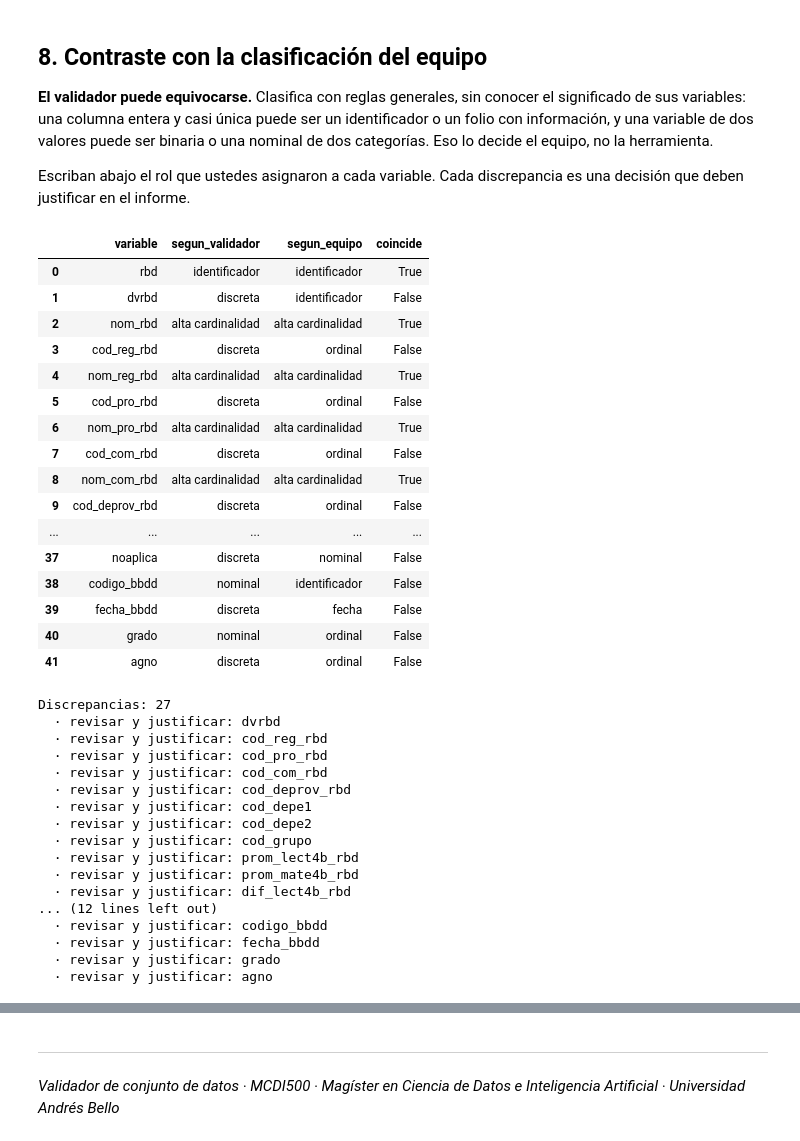
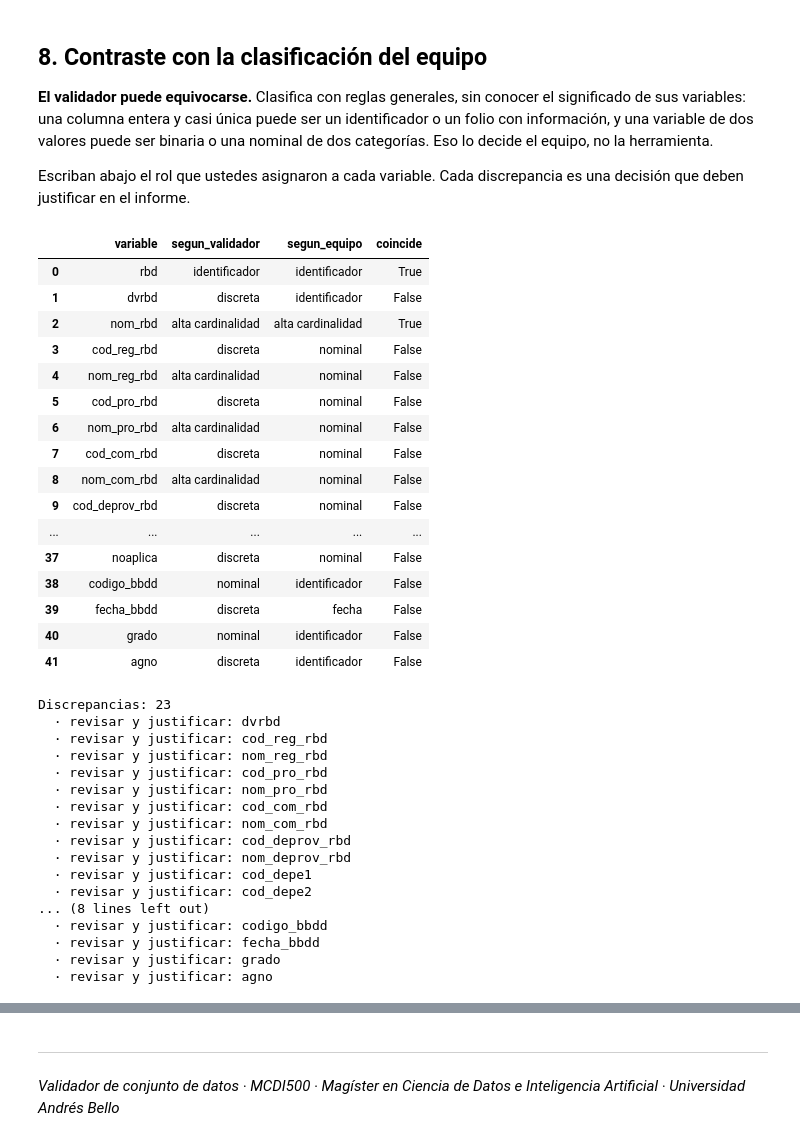
Before and after one commit to jorge170102/f1_s01_evaluacion_entregable_grupo7, a Jupyter notebook: F1/Validar_DataSet simce.ipynb, the cells around one changed output, grey strips where cells are left out. Drawn from its saved outputs; the diff is of its cells as text; code cells hidden in the pictures.

```diff
--- a/F1/Validar_DataSet simce.ipynb
+++ b/F1/Validar_DataSet simce.ipynb
@@ -19,7 +19,7 @@ y genera un informe para adjuntar al entregable de la Fase 1.
 
 Es lo único que hay que editar.
 # %%
-RUTA = "C:/Users/crist/Desktop/Magister/Programación para la ciencia de datos/f1_s01_evaluacion_entregable_grupo7/Data_Sets/simce4b2025_rbd_final.csv"   # su archivo .csv, .txt o .xlsx
+RUTA = "C:/Users/crist/f1_s01_evaluacion_entregable_grupo7/data/raw/simce4b2025_rbd_final.csv"   # su archivo .csv, .txt o .xlsx
 SEP = ";"                          # None infiere el separador; use ";" si hace falta
 ENCODING = "latin-1"                  # "latin-1" si las tildes salen mal
 INFORME = "informe_dataset_simce.md"      # None para no generar el informe
@@ -275,92 +280,92 @@ CLASIFICACION_EQUIPO = {
 "rbd": "identificador",
 "dvrbd": "identificador",
 "nom_rbd": "alta cardinalidad",
-"cod_reg_rbd": "ordinal",
-"nom_reg_rbd": "alta cardinalidad",
-"cod_pro_rbd": "ordinal",
-"nom_pro_rbd": "alta cardinalidad",
-"cod_com_rbd": "ordinal",
-"nom_com_rbd": "alta cardinalidad",
-"cod_deprov_rbd": "ordinal",
-"nom_deprov_rbd": "alta cardinalidad",
+"cod_reg_rbd": "nominal",
+"nom_reg_rbd": "nominal",
+"cod_pro_rbd": "nominal",
+"nom_pro_rbd": "nominal",
+"cod_com_rbd": "nominal",
+"nom_com_rbd": "nominal",
+"cod_deprov_rbd": "nominal",
+"nom_deprov_rbd": "nominal",
 "cod_depe1": "nominal",
 "cod_depe2": "nominal",
 "cod_grupo": "ordinal",
 "cod_rural_rbd": "binaria",
 "nalu_lect4b_rbd": "discreta",
 "nalu_mate4b_rbd": "discreta",
-"prom_lect4b_rbd": "continua",
-"prom_mate4b_rbd": "continua",
-"dif_lect4b_rbd": "continua",
-"dif_mate4b_rbd": "continua",
-"difgru_lect4b_rbd": "continua",
-"difgru_mate4b_rbd": "continua",
+"prom_lect4b_rbd": "discreta",
+"prom_mate4b_rbd": "discreta",
+"dif_lect4b_rbd": "discreta",
+"dif_mate4b_rbd": "discreta",
+"difgru_lect4b_rbd": "discreta",
+"difgru_mate4b_rbd": "discreta",
 "sigdif_lect4b_rbd": "ordinal",
 "sigdif_mate4b_rbd": "ordinal",
 "siggru_lect4b_rbd": "ordinal",
 "siggru_mate4b_rbd": "ordinal",
 "marca_lect4b_rbd": "nominal",
 "marca_mate4b_rbd": "nominal",
-"marcadif_lect4b_rbd": "nominal",
-"marcadif_mate4b_rbd": "nominal",
+"marcadif_lect4b_rbd": "binaria",
+"marcadif_mate4b_rbd": "binaria",
 "palu_eda_ins_lect4b_rbd": "continua",
 "palu_eda_ele_lect4b_rbd": "continua",
 "palu_eda_ade_lect4b_rbd": "continua",
 "palu_eda_ins_mate4b_rbd": "continua",
 "palu_eda_ele_mate4b_rbd": "continua",
 "palu_eda_ade_mate4b_rbd": "continua",
 "noaplica": "nominal",
 "codigo_bbdd": "identificador",
 "fecha_bbdd": "fecha",
-"grado": "ordinal",
-"agno": "ordinal"
+"grado": "identificador",
+"agno": "identificador"
 }
 
 
 if perfil is not None and CLASIFICACION_EQUIPO:
     comparacion = perfil[["variable", "rol"]].rename(columns={"rol": "segun_validador"})
     comparacion["segun_equipo"] = comparacion["variable"].map(CLASIFICACION_EQUIPO)
     comparacion = comparacion.dropna(subset=["segun_equipo"])
     comparacion["coincide"] = comparacion["segun_equipo"] == comparacion["segun_validador"]
 
     display(comparacion)
     discrepancias = comparacion.loc[~comparacion["coincide"], "variable"].tolist()
     print(f"Discrepancias: {len(discrepancias)}")
     for v in discrepancias:
         print("  · revisar y justificar:", v)
 else:
     print("Complete CLASIFICACION_EQUIPO con el rol que ustedes asignaron.")
 # %% [output]
 |  | variable | segun_validador | segun_equipo | coincide |
 | 0 | rbd | identificador | identificador | True |
 | 1 | dvrbd | discreta | identificador | False |
 | 2 | nom_rbd | alta cardinalidad | alta cardinalidad | True |
-| 3 | cod_reg_rbd | discreta | ordinal | False |
-| 4 | nom_reg_rbd | alta cardinalidad | alta cardinalidad | True |
-| 5 | cod_pro_rbd | discreta | ordinal | False |
-| 6 | nom_pro_rbd | alta cardinalidad | alta cardinalidad | True |
-| 7 | cod_com_rbd | discreta | ordinal | False |
-| 8 | nom_com_rbd | alta cardinalidad | alta cardinalidad | True |
-| 9 | cod_deprov_rbd | discreta | ordinal | False |
+| 3 | cod_reg_rbd | discreta | nominal | False |
+| 4 | nom_reg_rbd | alta cardinalidad | nominal | False |
+| 5 | cod_pro_rbd | discreta | nominal | False |
+| 6 | nom_pro_rbd | alta cardinalidad | nominal | False |
+| 7 | cod_com_rbd | discreta | nominal | False |
+| 8 | nom_com_rbd | alta cardinalidad | nominal | False |
+| 9 | cod_deprov_rbd | discreta | nominal | False |
 | ... | ... | ... | ... | ... |
 | 37 | noaplica | discreta | nominal | False |
 | 38 | codigo_bbdd | nominal | identificador | False |
 | 39 | fecha_bbdd | discreta | fecha | False |
-| 40 | grado | nominal | ordinal | False |
-| 41 | agno | discreta | ordinal | False |
+| 40 | grado | nominal | identificador | False |
+| 41 | agno | discreta | identificador | False |
-Discrepancias: 27
+Discrepancias: 23
   · revisar y justificar: dvrbd
   · revisar y justificar: cod_reg_rbd
+  · revisar y justificar: nom_reg_rbd
   · revisar y justificar: cod_pro_rbd
+  · revisar y justificar: nom_pro_rbd
   · revisar y justificar: cod_com_rbd
+  · revisar y justificar: nom_com_rbd
   · revisar y justificar: cod_deprov_rbd
+  · revisar y justificar: nom_deprov_rbd
   · revisar y justificar: cod_depe1
   · revisar y justificar: cod_depe2
-  · revisar y justificar: cod_grupo
-  · revisar y justificar: prom_lect4b_rbd
-  · revisar y justificar: prom_mate4b_rbd
-  · revisar y justificar: dif_lect4b_rbd
-... (12 lines left out)
+... (8 lines left out)
   · revisar y justificar: codigo_bbdd
   · revisar y justificar: fecha_bbdd
   · revisar y justificar: grado
```
Also changed, not shown: parts of 7 cells of this notebook, 6 other files.
